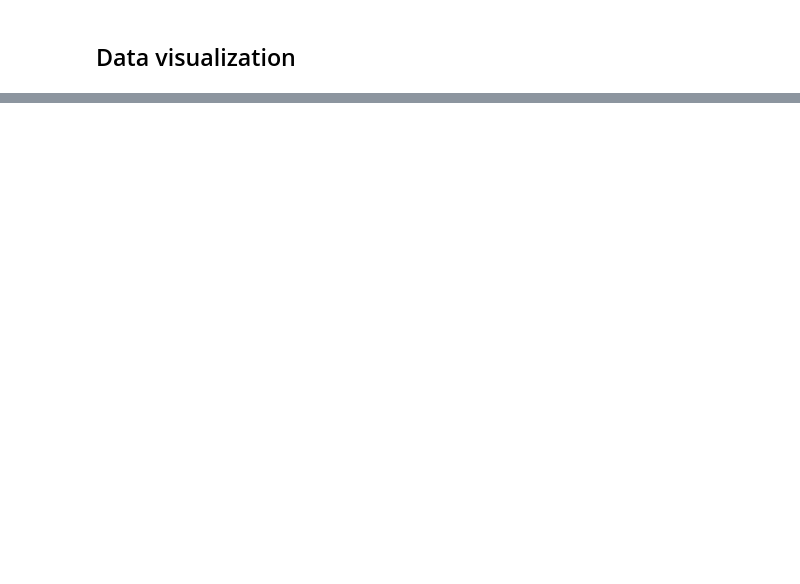
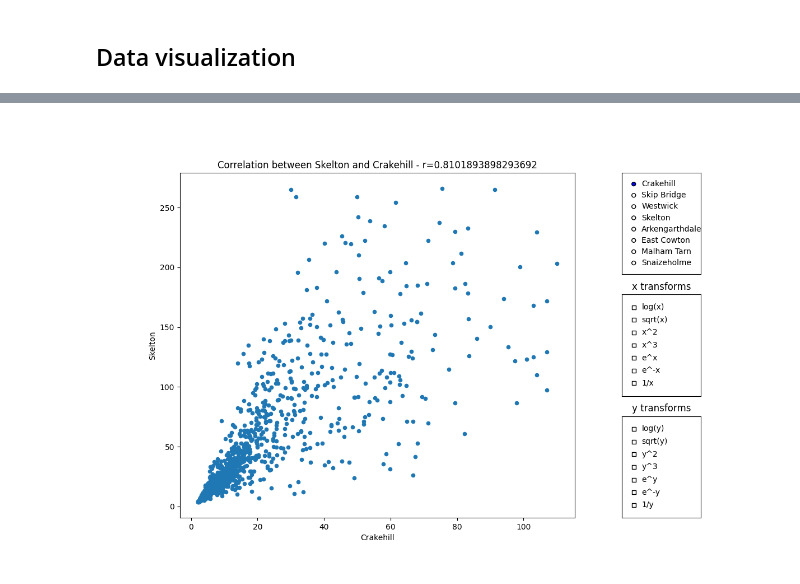
Before and after one commit to usetoconfuse/ai-flow-predictor, a Jupyter notebook: main.ipynb, the cells around one changed output, grey strips where cells are left out. Cells and saved outputs as stored; diff of their text form; code cells hidden in the pictures; blank space fills up the shorter version.

```diff
--- a/main.ipynb
+++ b/main.ipynb
@@ -25,8 +26,11 @@ initial_df.dropna(inplace=True)
 
 
 # Copy data as we will use the initial frame for visualization
-df = initial_df
+df = initial_df.copy()
+df.columns = df.columns.droplevel()
 df = df[np.abs(df - df.std()) <= df.mean() + 3 * df.std()]
-
+df["Skelton"] = df["Skelton"].shift(1)
 
 df.dropna(inplace=True)
+print(initial_df.head().to_string() + "\n")
+print(df.head().to_string())
@@ -90,0 +120,90 @@ fig.canvas.header_visible = False
+# %%
+plt.close("all")
+
+# ============================ GRAPHS ==================================
+
+
+# Line graph showing flow/rain datasets after culling with different std dev values
+
+# Initial graph - flow data with no culling
+corr_fig, corr_axes = plt.subplot_mosaic(
+    [
+        ["main", "xdata"],
+        ["main", "x_transforms"],
+        ["main", "y_transforms"],
+    ],
+    width_ratios=[5, 1])
+corr_axes["x_transforms"].set_title("x transforms")
+corr_axes["y_transforms"].set_title("y transforms")
+
+corr_data = df.copy()
+pd_init_x = corr_data.columns[0]
+corr_init = corr_data.corr()["Skelton"][pd_init_x]
+corr_data.plot(x=pd_init_x, y="Skelton", kind="scatter", ax=corr_axes["main"],
+               title=f"Correlation between Skelton and {pd_init_x} - r={corr_init}")
+
+# ============================== COMPONENTS ================================
+
+
+# Radio buttons for predictor to plot
+
+predictor_radio = RadioButtons(ax=corr_axes["xdata"],
+                               labels=corr_data.columns)
+
+# Check buttons for predictand transforms
+
+def transform_labels(axis):
+    return [f"log({axis})",
+            f"sqrt({axis})",
+            f"{axis}^2",
+            f"{axis}^3",
+            f"e^{axis}",
+            f"e^-{axis}",
+            f"1/{axis}",]
+
+x_transform_checks = CheckButtons(ax=corr_axes["x_transforms"],
+                                labels=transform_labels("x"))
+
+
+# Check buttons for predictor transforms
+
+y_transform_checks = CheckButtons(ax=corr_axes["y_transforms"],
+                                  labels=transform_labels("y"))
+
+# ======================== EVENT HANDLER FUNCTIONS =======================
+
+def apply_transforms(checks, data):
+    transforms = checks.get_status()
+    if transforms[0]: data = data.apply(np.log)
+    if transforms[1]: data = data.apply(np.sqrt)
+    if transforms[2]: data = data.apply(np.square)
+    if transforms[3]: data = data.apply(lambda x: np.power(x,3))
+    if transforms[4]: data = data.apply(lambda x: np.power(np.e,x))
+    if transforms[5]: data = data.apply(lambda x: np.power(np.e, -x))
+    if transforms[6]: data = data.apply(lambda x: 1/x if x!=0 else 0)
+    return data
+
+def pd_update(val):
+    prd = predictor_radio.value_selected
+
+    c_data = corr_data.copy()
+
+    c_data[prd] = apply_transforms(x_transform_checks, c_data[prd])
+    c_data["Skelton"] = apply_transforms(y_transform_checks, c_data["Skelton"])
+
+    corr = c_data.corr()["Skelton"][prd]
+
+    corr_axes["main"].clear()
+    c_data.plot(x=prd, y="Skelton", kind="scatter", ax=corr_axes["main"],
+                title=f"Correlation between Skelton and {prd} - r={corr:.4f}")
+    corr_fig.canvas.draw()
+
+predictor_radio.on_clicked(pd_update)
+x_transform_checks.on_clicked(pd_update)
+y_transform_checks.on_clicked(pd_update)
+
+# Figure styling
+corr_fig.set_size_inches((12, 8))
+corr_fig.canvas.header_visible = False
+# %% [output]
+[figure, added]
```
Also changed, not shown: parts of 5 cells of this notebook.
